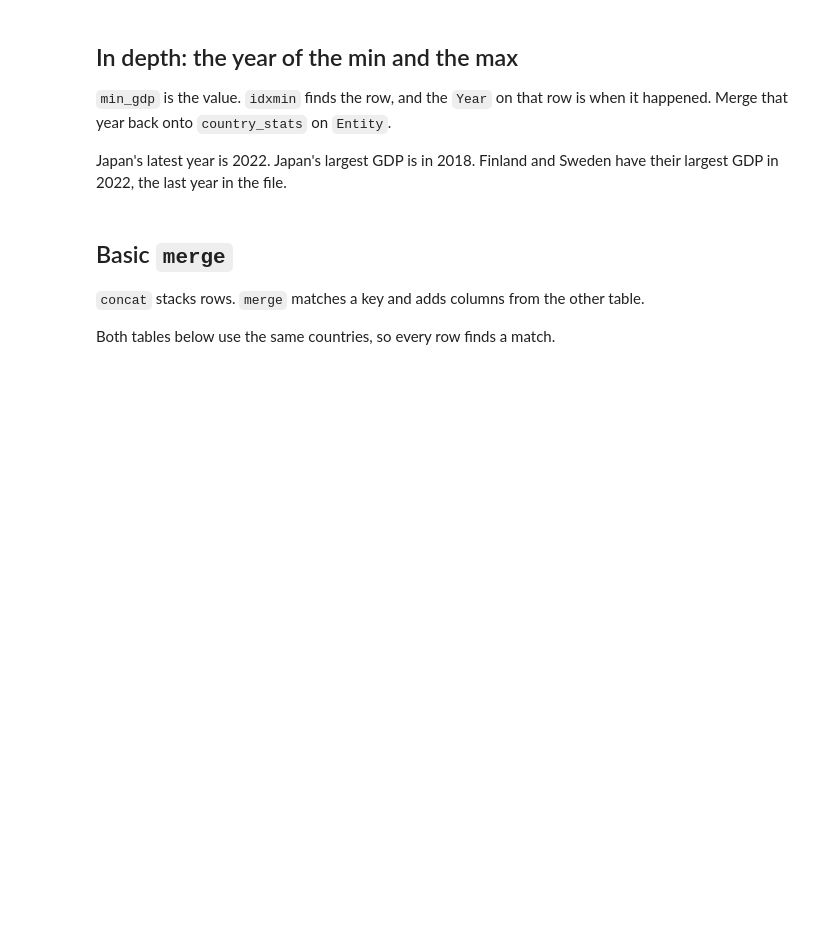
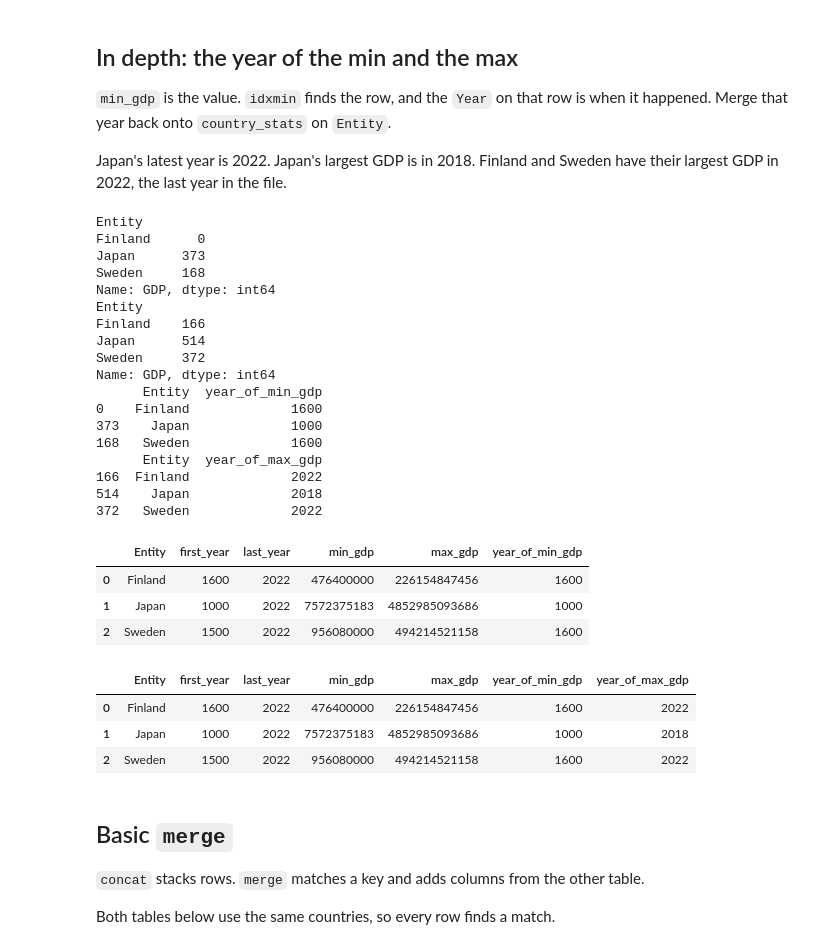
Before and after one commit to buicaothe/PYTHON, a Jupyter notebook: DATA ENGINEERING/Week 05/quizz-recap-groupby-merge.ipynb, the cells around one changed output. Cells and saved outputs as stored; diff of their text form; code cells hidden in the pictures; blank space fills up the shorter version.

```diff
--- a/DATA ENGINEERING/Week 05/quizz-recap-groupby-merge.ipynb
+++ b/DATA ENGINEERING/Week 05/quizz-recap-groupby-merge.ipynb
@@ -87,19 +152,52 @@ country_stats
 
 Japan's latest year is 2022. Japan's largest GDP is in 2018. Finland and Sweden have their largest GDP in 2022, the last year in the file.
 # %%
-low_labels = df.groupby("Entity")["GDP"].idxmin()
-high_labels = df.groupby("Entity")["GDP"].idxmax()
-year_of_min = df.loc[low_labels, ["Entity", "Year"]].rename(
-    columns={"Year": "year_of_min_gdp"}
-)
-year_of_max = df.loc[high_labels, ["Entity", "Year"]].rename(
-    columns={"Year": "year_of_max_gdp"}
-)
-pd.merge(country_stats, year_of_min, on="Entity")
+low_labels = df.groupby("Entity")["GDP"].idxmin() # Integer Index of the Min GDP, groupby country
+print(low_labels) # a Series
+
+high_labels = df.groupby("Entity")["GDP"].idxmax() # Integer Index of the Max GDP, groupby country
+print(high_labels) # a Series
+
+year_of_min = df.loc[low_labels, ["Entity", "Year"]].rename(columns={"Year": "year_of_min_gdp"}) # loc[row Indices, 2 columns shown], rename column
+print(year_of_min) # a DataFrame!!
+
+year_of_max = df.loc[high_labels, ["Entity", "Year"]].rename(columns={"Year": "year_of_max_gdp"}) # loc[row Indices, 2 columns shown], rename column
+print(year_of_max)
+pd.merge(country_stats, year_of_min, on="Entity") # merge the 2 dataframe into single one on 'Entity'.
+
+# stats = country_stats.merge(year_of_min, on="Entity").merge(year_of_max, on="Entity")
+# %% [output]
+Entity
+Finland      0
+Japan      373
+Sweden     168
+Name: GDP, dtype: int64
+Entity
+Finland    166
+Japan      514
+Sweden     372
+Name: GDP, dtype: int64
+      Entity  year_of_min_gdp
+0    Finland             1600
+373    Japan             1000
+168   Sweden             1600
+      Entity  year_of_max_gdp
+166  Finland             2022
+514    Japan             2018
+372   Sweden             2022
+|  | Entity | first_year | last_year | min_gdp | max_gdp | year_of_min_gdp |
+| 0 | Finland | 1600 | 2022 | 476400000 | 226154847456 | 1600 |
+| 1 | Japan | 1000 | 2022 | 7572375183 | 4852985093686 | 1000 |
+| 2 | Sweden | 1500 | 2022 | 956080000 | 494214521158 | 1600 |
 # %%
-stats = pd.merge(country_stats, year_of_min, on="Entity")
-stats = pd.merge(stats, year_of_max, on="Entity")
+stats = pd.merge(country_stats, year_of_min, on="Entity") # continue to merge the 3rd table. Merge cannot perform more than 2 tables at the same time.
+stats = pd.merge(stats, year_of_max, on="Entity") # merge stats to stats on Entity
 stats
+# %% [output]
+|  | Entity | first_year | last_year | min_gdp | max_gdp | year_of_min_gdp | year_of_max_gdp |
+| 0 | Finland | 1600 | 2022 | 476400000 | 226154847456 | 1600 | 2022 |
+| 1 | Japan | 1000 | 2022 | 7572375183 | 4852985093686 | 1000 | 2018 |
+| 2 | Sweden | 1500 | 2022 | 956080000 | 494214521158 | 1600 | 2022 |
 # %% [markdown]
 ## Basic `merge`
 
```
Also changed, not shown: parts of 21 cells of this notebook, 1 other file.
